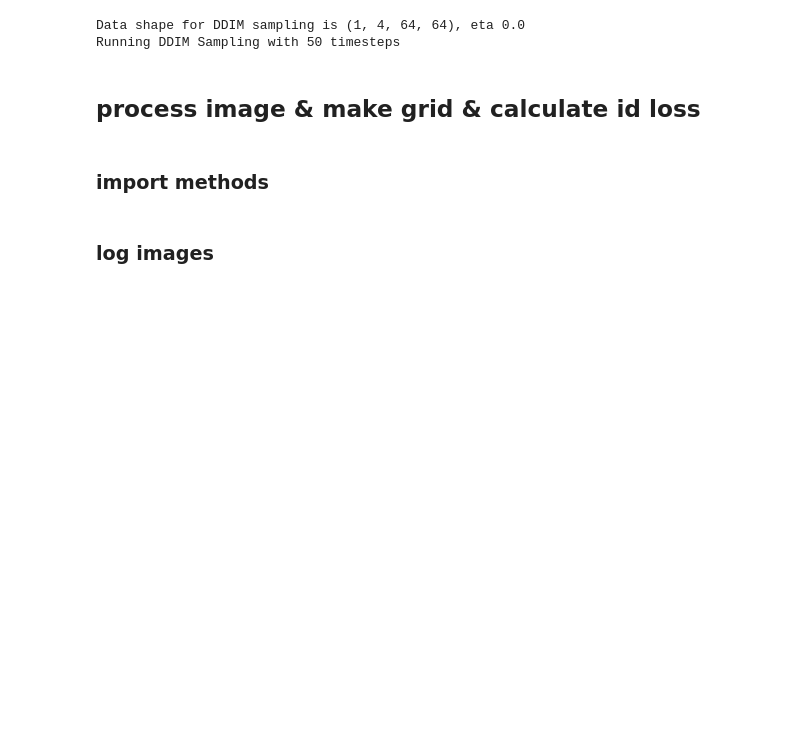
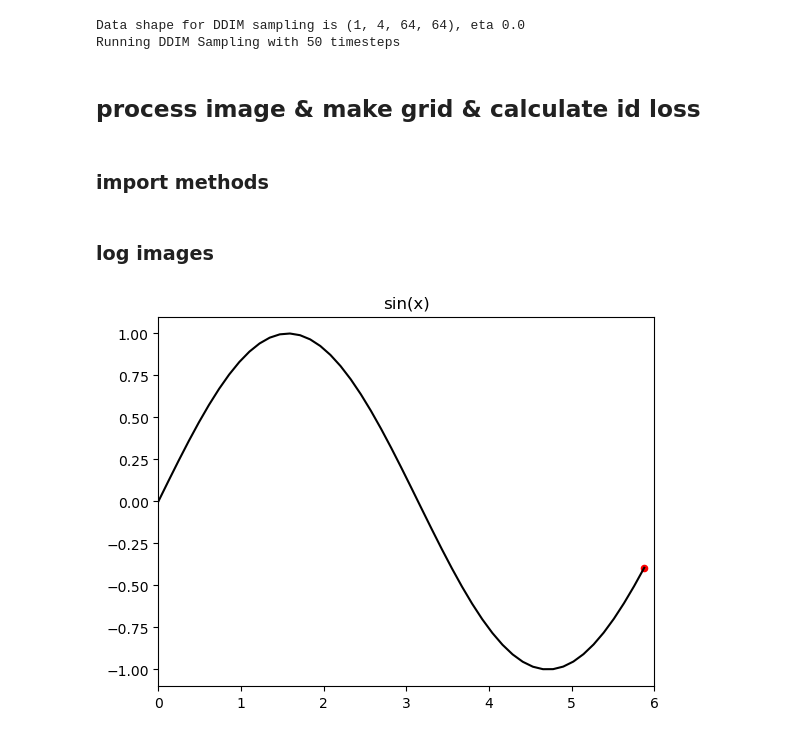
Before and after one commit to over-dosed/HeadSwap_diffusion, a Jupyter notebook: ControlNet/inference.ipynb, the cells around one changed output. Saved outputs shown, nothing was run; the diff lists cells and outputs as text; code cells hidden in the pictures; blank space fills up the shorter version.

```diff
--- a/ControlNet/inference.ipynb
+++ b/ControlNet/inference.ipynb
@@ -412,3 +557,26 @@ id_loss_samples = get_id_loss(source_image.clone(), images['samples']).detach().
 id_loss_cfg = get_id_loss(source_image.clone(), images['samples_cfg_scale']).detach().cpu()
 
 log_local(images, id_loss_samples = id_loss_samples, id_loss_cfg = id_loss_cfg)
+# %%
+from IPython import display
+import numpy as np
+import matplotlib
+import matplotlib.pyplot as plt
+%matplotlib inline
+
+x = list(np.linspace(0,6,50))
+y = np.sin(x)
+for i in range(len(x)):
+    plt.cla()  # 清除图片
+    plt.xlim((0, 6))
+    plt.ylim((-1.1, 1.1))
+    xx = x[:i]
+    yy = y[:i]
+    plt.plot(xx, yy, color='black')  # 绘制曲线
+    plt.scatter(x[i-1], y[i-1], color='red', s=20)  # 绘制最新点
+    plt.title('sin(x)')
+    display.clear_output(wait=True)
+    plt.pause(0.00000001)
+plt.show()
+# %% [output]
+[figure, added]
```
Also changed, not shown: parts of 12 cells of this notebook, 8 other files.
